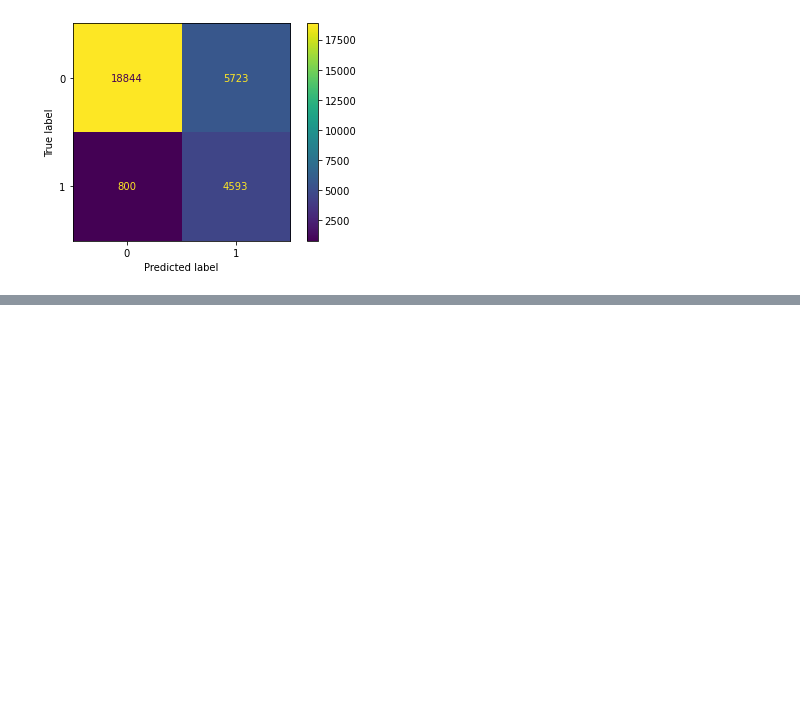
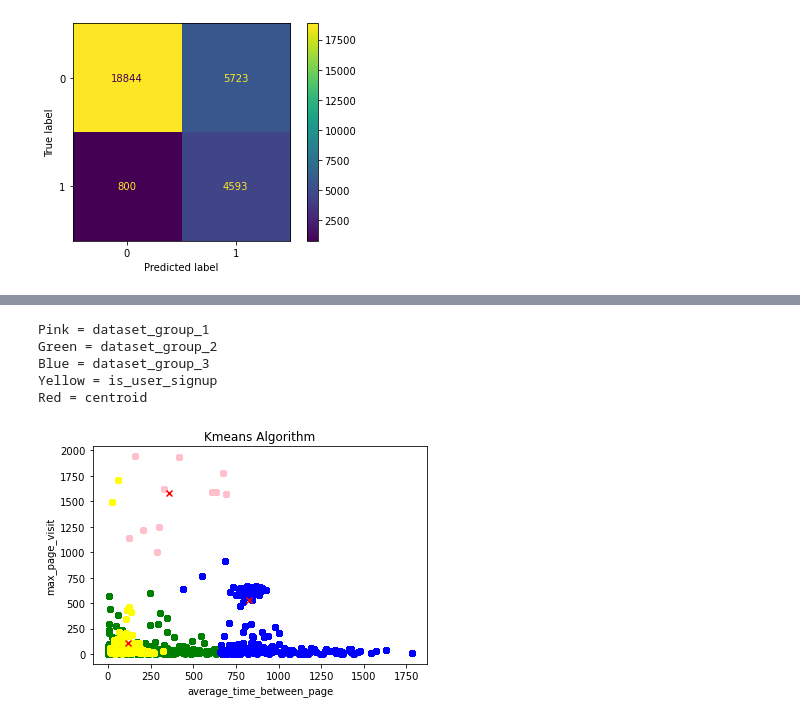
Before and after one commit to francobelloni85/DataMiningUni, a Jupyter notebook: BotDetectionClustering.ipynb, the cells around one changed output, grey strips where cells are left out. Cells and saved outputs as stored; diff of their text form; code cells hidden in the pictures; blank space fills up the shorter version.

```diff
--- a/BotDetectionClustering.ipynb
+++ b/BotDetectionClustering.ipynb
@@ -341,0 +305,8 @@ Red = centroid
+# %%
+# Inizializzo il KMeans con 3 cluster
+kmeans = KMeans(n_clusters=3)
+y_pred = kmeans.fit_predict(data_k_means_3)
+
+# Il risultato lo salvo nella colonna "cluster"
+data_k_means['cluster'] = y_pred
+print(data_k_means)
@@ -341,0 +328,40 @@ Red = centroid
+# %%
+dataset_group_1 = data_k_means[data_k_means.cluster == 0]
+dataset_group_2 = data_k_means[data_k_means.cluster == 1]
+dataset_group_3 = data_k_means[data_k_means.cluster == 2]
+
+
+plt.scatter(dataset_group_1.average_time_between_page,
+            dataset_group_1.max_page_visit,
+            color='green')
+
+plt.scatter(dataset_group_2.average_time_between_page,
+            dataset_group_2.max_page_visit,
+            color='pink')
+
+plt.scatter(dataset_group_3.average_time_between_page,
+            dataset_group_3.max_page_visit,
+            color='blue')
+
+dataset_is_user_signup = data_k_means_all[data_k_means_all.is_user_signup == 1]
+plt.scatter(dataset_is_user_signup.average_time_between_page,dataset_is_user_signup.max_page_visit,color='yellow')
+
+plt.scatter(kmeans.cluster_centers_[:,0],kmeans.cluster_centers_[:,1],color='red', marker='x')
+
+plt.title("Kmeans Algorithm")
+plt.xlabel("average_time_between_page")
+plt.ylabel("max_page_visit")
+
+print("Pink = dataset_group_1")
+print("Green = dataset_group_2")
+print("Blue = dataset_group_3")
+
+print("Yellow = is_user_signup")
+print("Red = centroid")
+# %% [output]
+Pink = dataset_group_1
+Green = dataset_group_2
+Blue = dataset_group_3
+Yellow = is_user_signup
+Red = centroid
+[figure, added]
```
Also changed, not shown: parts of 9 cells of this notebook.
